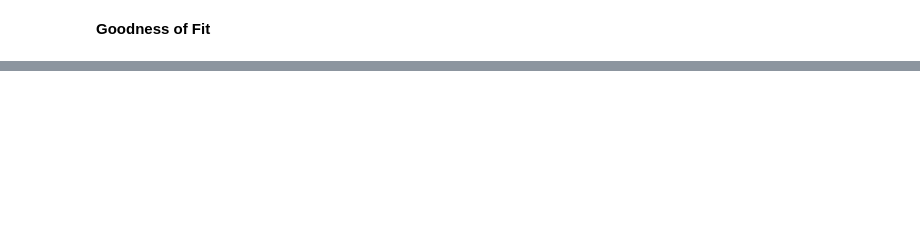
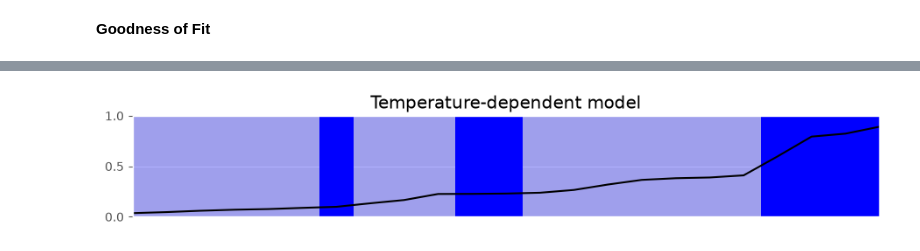
Before and after one commit to jeffreyparks/Probabilistic-Programming-and-Bayesian-Methods-for-Hackers, a Jupyter notebook: jeff_study/ch2.ipynb, the cells around one changed output, grey strips where cells are left out. Cells and saved outputs as stored; diff of their text form; code cells hidden in the pictures; blank space fills up the shorter version.

```diff
--- a/jeff_study/ch2.ipynb
+++ b/jeff_study/ch2.ipynb
@@ -699,0 +747,10 @@ __Goodness of Fit__
+# %%
+# ! update
+
+# calc proportion of times posterior simulation predcicted failure (1) for a given temperature
+posterior_probability = simulations.mean(axis=0) # by column
+
+ix = np.argsort(posterior_probability)
+
+for i in range(len(defects)):
+    print(f"{temps[ix[i]]} | {posterior_probability[ix[i]]} | {defects[ix[i]]}")
@@ -699,0 +775,9 @@ __Goodness of Fit__
+# %%
+# an Arviz separation plot - useful for evaluating fit of binary models
+# https://python.arviz.org/en/v0.22.0/examples/plot_separation.html
+
+ax = az.plot_separation(y=defects, y_hat=posterior_probability, y_hat_line=True, color='blue', legend=False, figsize=(11., 1.5))
+ax.set_yticks([0.0, 0.5, 1.0])
+plt.show()
+# %% [output]
+[figure, added]
```
Also changed, not shown: parts of 30 cells of this notebook, 2 other files.
